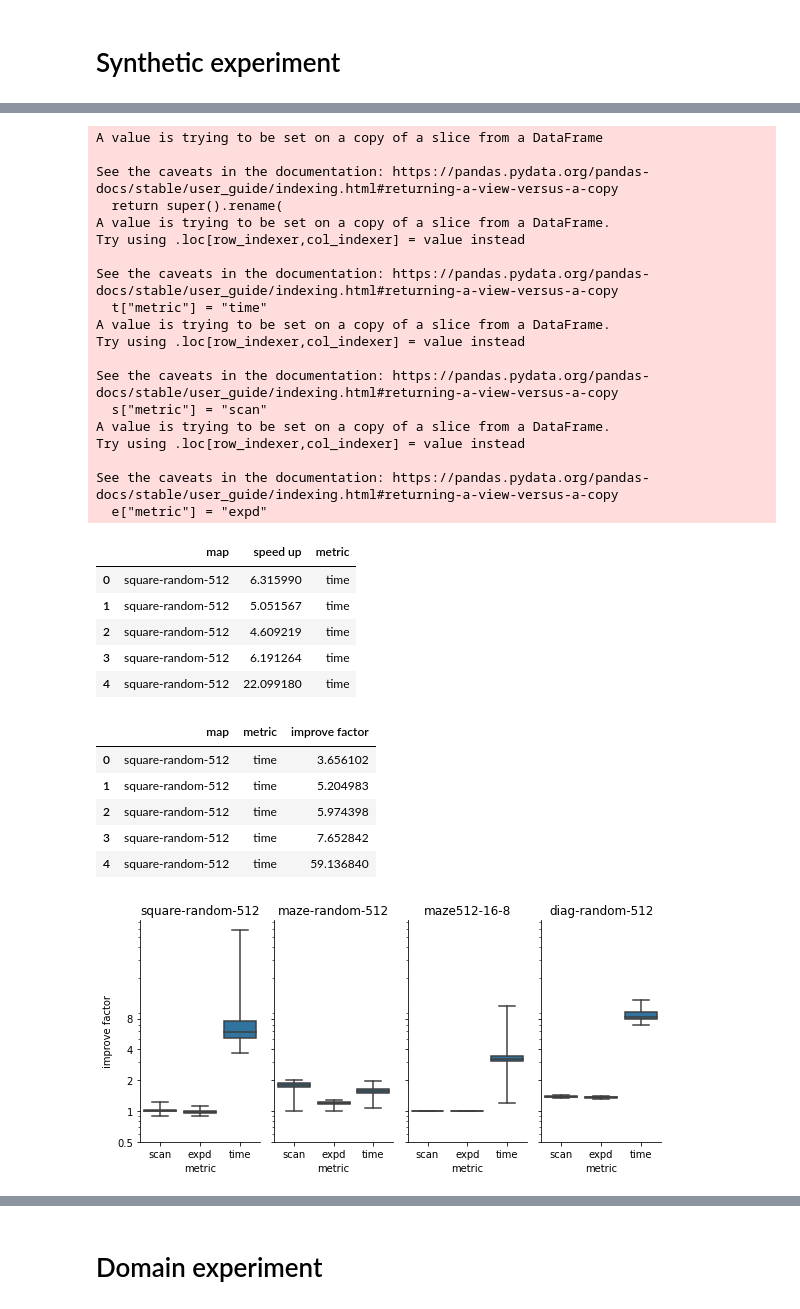
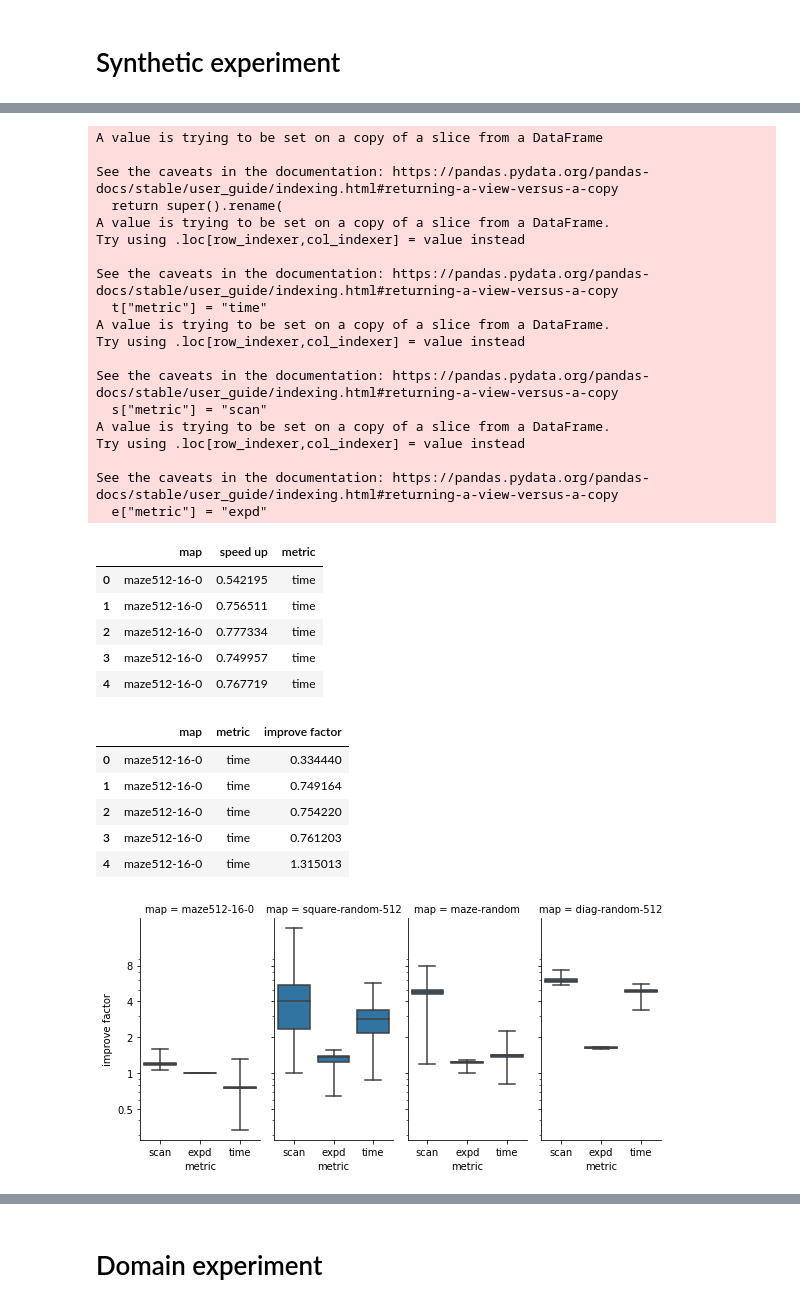
Before and after one commit to eggeek/warhog, a Jupyter notebook: warthog/expr.ipynb, the cells around one changed output, grey strips where cells are left out. Cells and saved outputs as stored; diff of their text form; code cells hidden in the pictures.

```diff
--- a/warthog/expr.ipynb
+++ b/warthog/expr.ipynb
@@ -26,14 +27,16 @@ def load_df(pth):
 # %% [markdown]
 # Synthetic experiment
 # %%
-jps = pd.concat([load_df("small_output_rebuttal/jps/"+i) for i in os.listdir("small_output_rebuttal/jps")])
-jpsp = pd.concat([load_df("small_output_rebuttal/jps-prune/"+i) for i in os.listdir("small_output_rebuttal/jps-prune")])
-jpss = pd.concat([load_df("small_output_rebuttal/jps-simple/"+i) for i in os.listdir("small_output_rebuttal/jps-simple")])
-# jps2 = pd.concat([load_df("small_output/jps2/"+i) for i in os.listdir("small_output/jps2")])
-# jps2p = pd.concat([load_df("small_output/jps2-prune/"+i) for i in os.listdir("small_output/jps2-prune")])
+jps = pd.concat([load_df("small_output/jps/"+i) for i in os.listdir("small_output/jps")])
+jpsp = pd.concat([load_df("small_output/jps-prune/"+i) for i in os.listdir("small_output/jps-prune")])
+jpsp2 = pd.concat([load_df("small_output/jps-prune2/"+i) for i in os.listdir("small_output/jps-prune2")])
+jps2 = pd.concat([load_df("small_output/jps2/"+i) for i in os.listdir("small_output/jps2")])
+jps2p = pd.concat([load_df("small_output/jps2-prune/"+i) for i in os.listdir("small_output/jps2-prune")])
+jps2p2 = pd.concat([load_df("small_output/jps2-prune2/"+i) for i in os.listdir("small_output/jps2-prune2")])
+
 # df = pd.DataFrame.merge(jpsp, jps, on=["id", "map", "domain"], suffixes=("", "_jps"))
 # df = pd.DataFrame.merge(jpsp, jps, on=["id", "map", "domain"], suffixes=("", "_jps"))
-df = pd.DataFrame.merge(jpsp, jps, on=["id", "map", "domain"], suffixes=("", "_jps"))
+df = pd.DataFrame.merge(jps2p2, jps2, on=["id", "map", "domain"], suffixes=("", "_jps"))
 # sanity checking
 (df["cost"] - df["cost_jps"]).describe()
 # %% [output]
@@ -87,11 +107,11 @@ Try using .loc[row_indexer,col_indexer] = value instead
 See the caveats in the documentation: https://pandas.pydata.org/pandas-docs/stable/user_guide/indexing.html#returning-a-view-versus-a-copy
   e["metric"] = "expd"
 |  | map | speed up | metric |
-| 0 | square-random-512 | 6.315990 | time |
-| 1 | square-random-512 | 5.051567 | time |
-| 2 | square-random-512 | 4.609219 | time |
-| 3 | square-random-512 | 6.191264 | time |
-| 4 | square-random-512 | 22.099180 | time |
+| 0 | maze512-16-0 | 0.542195 | time |
+| 1 | maze512-16-0 | 0.756511 | time |
+| 2 | maze512-16-0 | 0.777334 | time |
+| 3 | maze512-16-0 | 0.749957 | time |
+| 4 | maze512-16-0 | 0.767719 | time |
 # %%
 dfs = []
 for m in tot["map"].unique():
@@ -115,26 +135,26 @@ t2 = pd.concat([pd.DataFrame.from_dict(i) for i in dfs])
 t2.head()
 # %% [output]
 |  | map | metric | improve factor |
-| 0 | square-random-512 | time | 3.656102 |
-| 1 | square-random-512 | time | 5.204983 |
-| 2 | square-random-512 | time | 5.974398 |
-| 3 | square-random-512 | time | 7.652842 |
-| 4 | square-random-512 | time | 59.136840 |
+| 0 | maze512-16-0 | time | 0.334440 |
+| 1 | maze512-16-0 | time | 0.749164 |
+| 2 | maze512-16-0 | time | 0.754220 |
+| 3 | maze512-16-0 | time | 0.761203 |
+| 4 | maze512-16-0 | time | 1.315013 |
 # %%
 
 # sns.boxplot(x="map", y="var", hue="type", data=tot)
 g = sns.FacetGrid(t2, col="map", height=4, aspect=.5)
 g.map(sns.boxplot, "metric", "improve factor", whis=[0, 100], order=["scan", "expd", "time"])
 axes = g.axes.flatten()
-axes[0].set_title("square-random-512")
-axes[1].set_title("maze-random-512")
-axes[2].set_title("maze512-16-8")
-axes[3].set_title("diag-random-512")
+# axes[0].set_title("square-random-512")
+# axes[1].set_title("maze-random-512")
+# axes[2].set_title("maze512-16-0")
+# axes[3].set_title("diag-random-512")
 g.set(yscale="log")
 plt.yticks([0.5, 1, 2, 4, 8], ['0.5', '1', '2', '4', '8'])
 g.savefig("./output/figs/synthetic.pdf")
 # %% [output]
-[figure, old version]
+[figure, new version]
 # %%
 dft = df.groupby("map")["time_r"].describe().round(2).drop(["count", "mean", "std"], axis=1)
 dft
```
Also changed, not shown: parts of 15 cells of this notebook, 8 other files.
